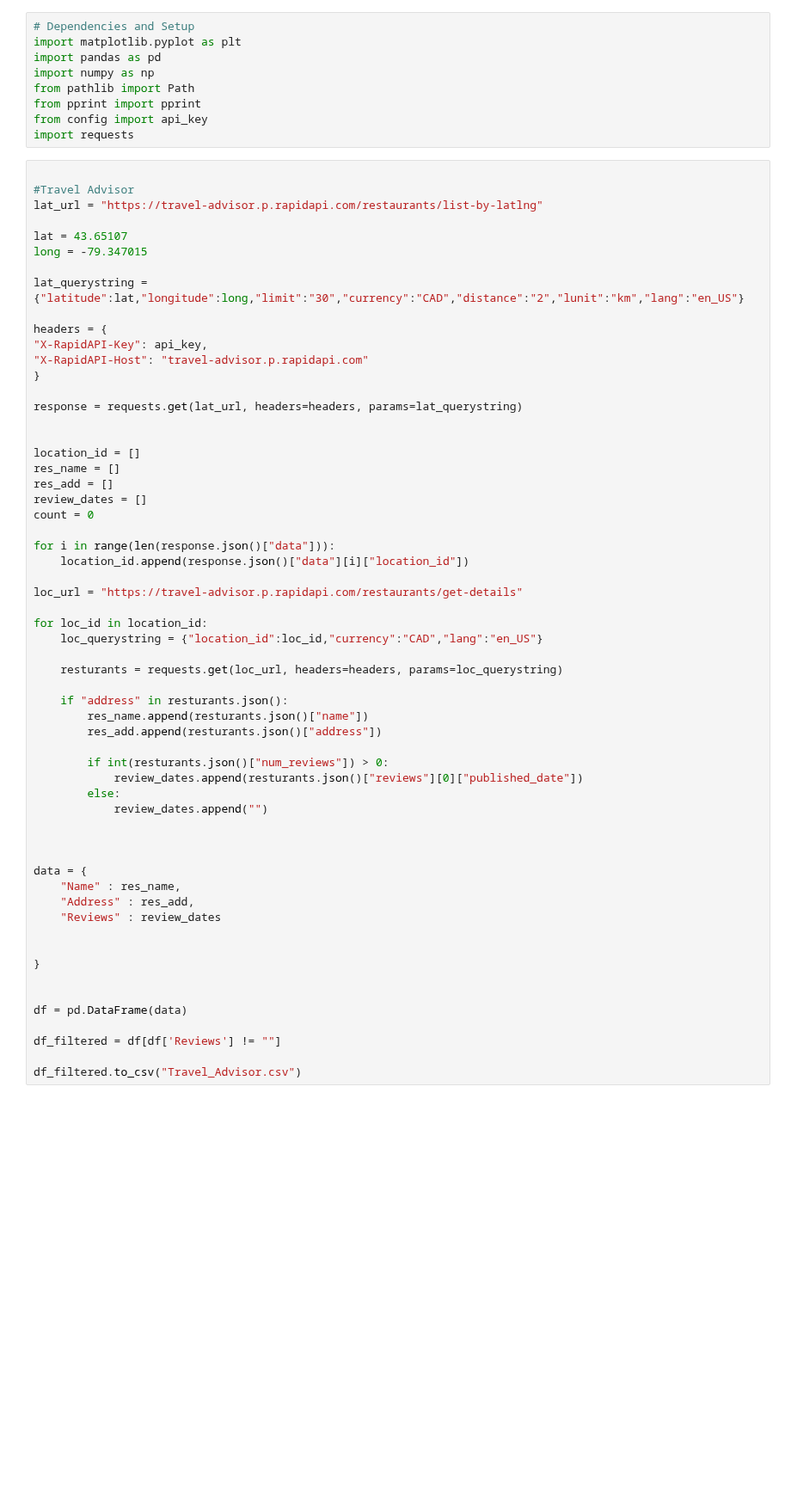
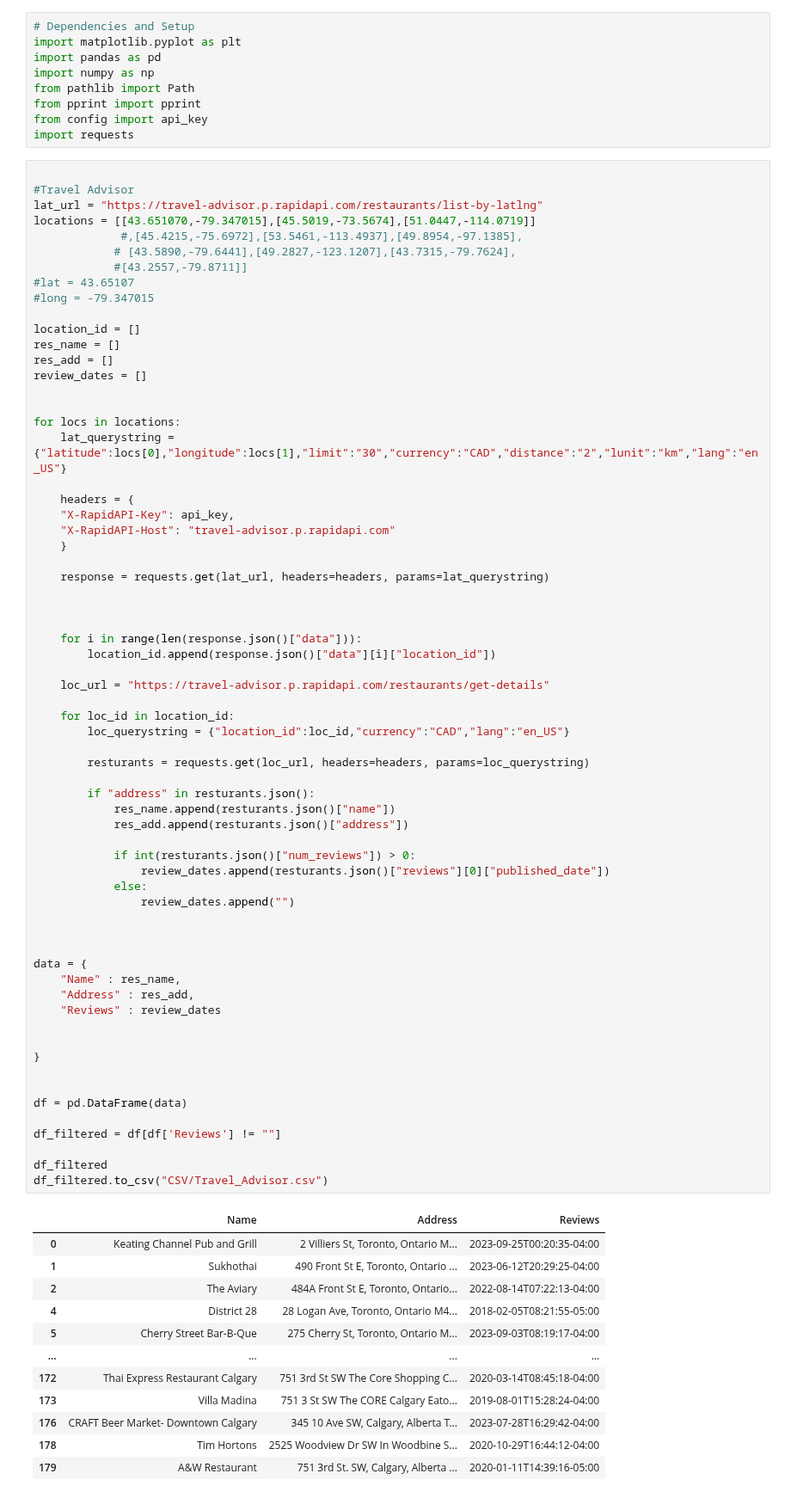
Before and after one commit to AleMori22/Project_1_repo, a Jupyter notebook: Travel_Advisor_Code.ipynb, the cells around one changed output. Shown at 86% size. Cells and saved outputs as stored; diff of their text form; blank space fills up the shorter version.

```diff
--- a/Travel_Advisor_Code.ipynb
+++ b/Travel_Advisor_Code.ipynb
@@ -13,58 +13,77 @@ import requests
 
 #Travel Advisor
 lat_url = "https://travel-advisor.p.rapidapi.com/restaurants/list-by-latlng"
-
-lat = 43.65107
-long = -79.347015
-
-lat_querystring = {"latitude":lat,"longitude":long,"limit":"30","currency":"CAD","distance":"2","lunit":"km","lang":"en_US"}
-
-headers = {
-"X-RapidAPI-Key": api_key,
-"X-RapidAPI-Host": "travel-advisor.p.rapidapi.com"
-}
-
-response = requests.get(lat_url, headers=headers, params=lat_querystring)
-
+locations = [[43.651070,-79.347015],[45.5019,-73.5674],[51.0447,-114.0719]]
+             #,[45.4215,-75.6972],[53.5461,-113.4937],[49.8954,-97.1385],
+            # [43.5890,-79.6441],[49.2827,-123.1207],[43.7315,-79.7624],
+            #[43.2557,-79.8711]]
+#lat = 43.65107
+#long = -79.347015
 
 location_id = []
 res_name = []
 res_add = []
 review_dates = []
-count = 0
 
-for i in range(len(response.json()["data"])):
-    location_id.append(response.json()["data"][i]["location_id"])
 
-loc_url = "https://travel-advisor.p.rapidapi.com/restaurants/get-details"
+for locs in locations:
+    lat_querystring = {"latitude":locs[0],"longitude":locs[1],"limit":"30","currency":"CAD","distance":"2","lunit":"km","lang":"en_US"}
 
-for loc_id in location_id:
-    loc_querystring = {"location_id":loc_id,"currency":"CAD","lang":"en_US"}
+    headers = {
+    "X-RapidAPI-Key": api_key,
+    "X-RapidAPI-Host": "travel-advisor.p.rapidapi.com"
+    }
 
-    resturants = requests.get(loc_url, headers=headers, params=loc_querystring)
+    response = requests.get(lat_url, headers=headers, params=lat_querystring)
 
-    if "address" in resturants.json():
-        res_name.append(resturants.json()["name"])
-        res_add.append(resturants.json()["address"])
 
-        if int(resturants.json()["num_reviews"]) > 0:
-            review_dates.append(resturants.json()["reviews"][0]["published_date"])
-        else:
-            review_dates.append("")
+
+    for i in range(len(response.json()["data"])):
+        location_id.append(response.json()["data"][i]["location_id"])
+
+    loc_url = "https://travel-advisor.p.rapidapi.com/restaurants/get-details"
+
+    for loc_id in location_id:
+        loc_querystring = {"location_id":loc_id,"currency":"CAD","lang":"en_US"}
+
+        resturants = requests.get(loc_url, headers=headers, params=loc_querystring)
+
+        if "address" in resturants.json():
+            res_name.append(resturants.json()["name"])
+            res_add.append(resturants.json()["address"])
+
+            if int(resturants.json()["num_reviews"]) > 0:
+                review_dates.append(resturants.json()["reviews"][0]["published_date"])
+            else:
+                review_dates.append("")
 
 
 
 data = {
     "Name" : res_name,
     "Address" : res_add,
     "Reviews" : review_dates
 
 
 }
 
 
 df = pd.DataFrame(data)
 
 df_filtered = df[df['Reviews'] != ""]
 
-df_filtered.to_csv("Travel_Advisor.csv")
+df_filtered
+df_filtered.to_csv("CSV/Travel_Advisor.csv")
+# %% [output]
+|  | Name | Address | Reviews |
+| 0 | Keating Channel Pub and Grill | 2 Villiers St, Toronto, Ontario M... | 2023-09-25T00:20:35-04:00 |
+| 1 | Sukhothai | 490 Front St E, Toronto, Ontario ... | 2023-06-12T20:29:25-04:00 |
+| 2 | The Aviary | 484A Front St E, Toronto, Ontario... | 2022-08-14T07:22:13-04:00 |
+| 4 | District 28 | 28 Logan Ave, Toronto, Ontario M4... | 2018-02-05T08:21:55-05:00 |
+| 5 | Cherry Street Bar-B-Que | 275 Cherry St, Toronto, Ontario M... | 2023-09-03T08:19:17-04:00 |
+| ... | ... | ... | ... |
+| 172 | Thai Express Restaurant Calgary | 751 3rd St SW The Core Shopping C... | 2020-03-14T08:45:18-04:00 |
+| 173 | Villa Madina | 751 3 St SW The CORE Calgary Eato... | 2019-08-01T15:28:24-04:00 |
+| 176 | CRAFT Beer Market- Downtown Calgary | 345 10 Ave SW, Calgary, Alberta T... | 2023-07-28T16:29:42-04:00 |
+| 178 | Tim Hortons | 2525 Woodview Dr SW In Woodbine S... | 2020-10-29T16:44:12-04:00 |
+| 179 | A&W Restaurant | 751 3rd St. SW, Calgary, Alberta ... | 2020-01-11T14:39:16-05:00 |
```
Also changed, not shown: parts of 1 cell of this notebook, 13 other files.
